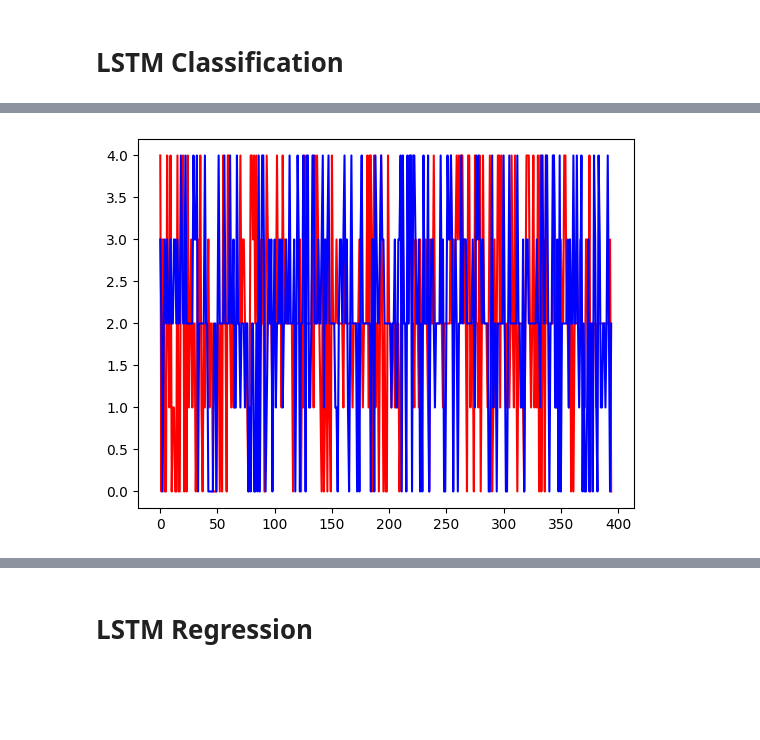
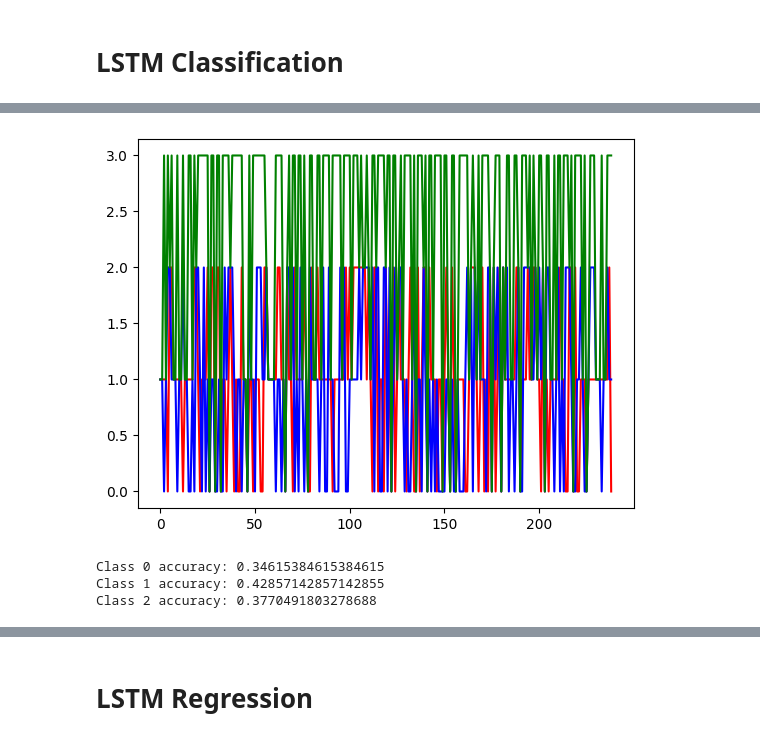
Before and after one commit to okkostenko/crypto_price_prediction_starknet, a Jupyter notebook: model_training/lstm_model.ipynb, the cells around one changed output, grey strips where cells are left out. Saved outputs shown, nothing was run; the diff lists cells and outputs as text; code cells hidden in the pictures; blank space fills up the shorter version.

```diff
--- a/model_training/lstm_model.ipynb
+++ b/model_training/lstm_model.ipynb
@@ -64,26 +110,27 @@ def weightedLoss(weights=tf.constant([1,1,1,1,1])):
     return innerLoss
 # %%
 early_stopping = tf.keras.callbacks.EarlyStopping(monitor='val_loss', patience=5, restore_best_weights=True)
-lr_scheduler_plt = tf.keras.callbacks.ReduceLROnPlateau(monitor='val_loss', factor=0.2, patience=3, min_lr=0.005)
-lr_scheduler_exp = tf.keras.optimizers.schedules.ExponentialDecay(0.005, 100, 0.9, staircase=True)
+lr_scheduler_plt = tf.keras.callbacks.ReduceLROnPlateau(monitor='val_loss', factor=0.1, patience=5, min_lr=0.0001)
+lr_scheduler_exp = tf.keras.optimizers.schedules.ExponentialDecay(0.001, 10, 0.9, staircase=True)
 # %%
 def create_lstm_model(input_shape:Tuple[int, int]) -> tf.keras.Model:
 
     model = tf.keras.Sequential([
         tf.keras.layers.InputLayer(input_shape=input_shape),
-        tf.keras.layers.LSTM(128, activation="tanh", return_sequences=True),
-        tf.keras.layers.LSTM(256, activation="tanh", return_sequences=True),
-        tf.keras.layers.LSTM(512, activation="tanh", return_sequences=False),
+        tf.keras.layers.LSTM(32, activation="tanh", return_sequences=True),
+        tf.keras.layers.LSTM(256, activation="tanh", return_sequences=False),
+        # tf.keras.layers.LSTM(512, activation="tanh", return_sequences=False),
         # tf.keras.layers.LSTM(128, activation="tanh"),
         # tf.keras.layers.Dense(128, activation="relu"),
         tf.keras.layers.Dense(64, activation="relu"),
-        tf.keras.layers.Dense(NUMBER_OF_CLASSES, activation="softmax")
+        tf.keras.layers.Dense(3, activation="softmax")
     ])
 
     model.compile(
-        # loss=weightedLoss(class_weights),
-        loss="sparse_categorical_crossentropy",
-        optimizer=tf.keras.optimizers.legacy.Adam(learning_rate=LEARNING_RATE, epsilon=EPSILON),
+        loss=weightedLoss(class_weights),
+        # loss="sparse_categorical_crossentropy",
+        optimizer=tf.keras.optimizers.legacy.Adam(learning_rate=0.001),
+        # optimizer = tf.keras.optimizers.legacy.Adagrad(epsilon=1e-4),
         metrics=["acc"]
     )
 
@@ -98,7 +145,7 @@ history = model.fit(x_training,
                     epochs=EPOCHS,
                     batch_size=BATCH_SIZE,
                     validation_batch_size=BATCH_SIZE,
-                    # callbacks=[lr_scheduler]
+                    callbacks=[lr_scheduler_plt]
                     )
 # %% [output]
 Epoch 1/50
@@ -217,9 +249,37 @@ plt.plot(range(len(y_prediction)), y_test[:], "-r", label = f"Actual")
+# %%
+right_idx = np.where(y_prediction == y_test)[0]
+idxs = range(len(y_prediction))
+not_right_idx = [i for i in idxs if i not in right_idx]
+right = np.zeros_like(y_prediction)
+right[right_idx] = y_prediction[right_idx]
+right[not_right_idx] = 3
 # %%
-plt.plot(range(len(y_prediction)), y_test[:], "-r", label = f"Actual")
-plt.plot(range(len(y_prediction)), y_prediction[:], "-b", label = f"Predicted")
+plt.plot(range(len(y_prediction)), y_test[:], "r", label = f"Actual")
+plt.plot(range(len(y_prediction)), y_prediction[:], "b", label = f"Predicted")
+plt.plot(range(len(y_prediction)), right[:], "g", label = f"Right")
 plt.show()
 # %% [output]
-[figure, old version]
+[figure, new version]
+# %%
+y_pred_0 = np.where(y_prediction == 0)[0]
+y_pred_1 = np.where(y_prediction == 1)[0]
+y_pred_2 = np.where(y_prediction == 2)[0]
+
+y_test_0 = np.where(y_test == 0)[0]
+y_test_1 = np.where(y_test == 1)[0]
+y_test_2 = np.where(y_test == 2)[0]
+
+y_0_right = np.intersect1d(y_pred_0, y_test_0)
+y_1_right = np.intersect1d(y_pred_1, y_test_1)
+y_2_right = np.intersect1d(y_pred_2, y_test_2)
+
+print(f"Class 0 accuracy: {len(y_0_right)/len(y_test_0)}")
+print(f"Class 1 accuracy: {len(y_1_right)/len(y_test_1)}")
+print(f"Class 2 accuracy: {len(y_2_right)/len(y_test_2)}")
+# %% [output]
+Class 0 accuracy: 0.34615384615384615
+Class 1 accuracy: 0.42857142857142855
+Class 2 accuracy: 0.3770491803278688
 # %%
 print(pos:=np.where(np.abs(y_prediction-y_test) == 1)[0].shape[0]+np.where(y_prediction == y_test)[0].shape[0])
 print(np.where(y_prediction != y_test)[0].shape[0] - np.where(np.abs(y_prediction-y_test) == 1)[0].shape[0])
```
Also changed, not shown: parts of 23 cells of this notebook, 3 other files.
